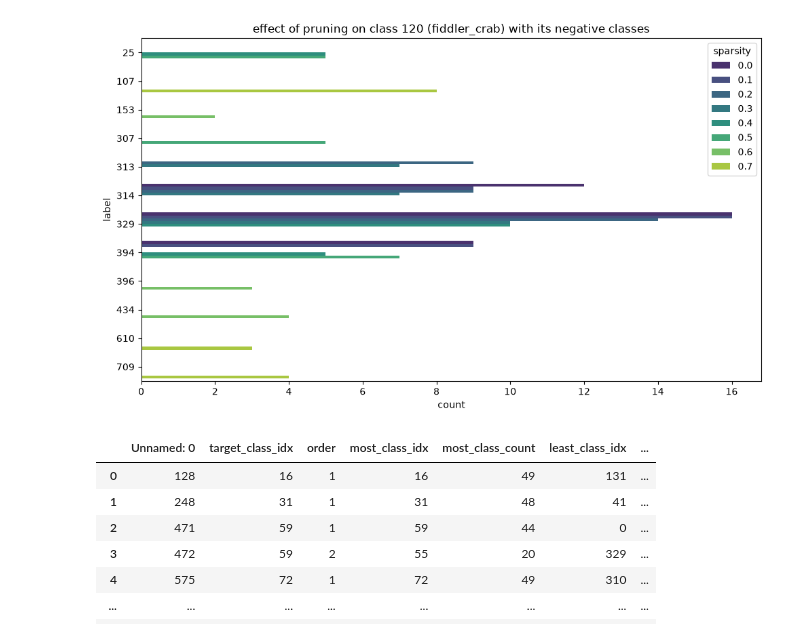
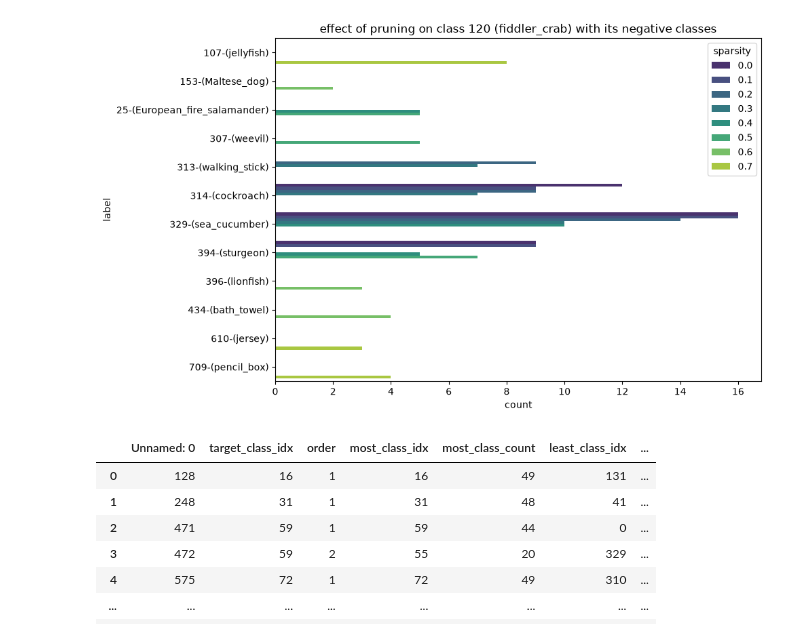
Before and after one commit to hamidb80/pruning-absent, a Jupyter notebook: experiments/tab.ipynb, the cells around one changed output. Drawn from its saved outputs; the diff is of its cells as text; code cells hidden in the pictures.

```diff
--- a/experiments/tab.ipynb
+++ b/experiments/tab.ipynb
@@ -31,7 +31,7 @@ for p in prunings:
         label_i = int(row["least_class_idx"])
         data.append({
            "sparsity": float(l),
-           "label":   ,
+           "label":   f"{label_i}-({labels[str(label_i)]})",
            "count":   int(row["least_class_count"]),
         })
 
@@ -41,7 +41,7 @@ for p in prunings:
 df = pd.DataFrame(data)
 
 df["sparsity"] = df["sparsity"].astype(float).round(2).astype(str)  # categorical hue
-df["label"]   = df["label"].astype(int).astype(str)
+df["label"]   = df["label"]
 df["count"]   = pd.to_numeric(df["count"], errors="coerce")
 df = df.dropna(subset=["sparsity", "label", "count"])
 
@@ -50,35 +50,35 @@ df = df.groupby(["sparsity", "label"], as_index=False)["count"].sum()
 
 # ------------------------------------------------------------------
 # 3. Consistent ordering
 # ------------------------------------------------------------------
-order    = sorted(df["label"].unique(),   key=int)    # numeric label order
+order    = sorted(df["label"].unique())    # numeric label order
 hue_order = sorted(df["sparsity"].unique(), key=float)  # numeric sparsity order
 
 # ------------------------------------------------------------------
 # 4. Plot
 # ------------------------------------------------------------------
 plt.figure(figsize=(10, max(4, 0.5 * len(order))))
 ax = sns.barplot(
    data=df,
    y="label",
    x="count",
    hue="sparsity",
    order=order,
    hue_order=hue_order,
    orient="h",
    estimator="sum",
    errorbar=None,
    palette="viridis",
 )
 ax.set(title=f"effect of pruning on class {target_class} ({labels[str(target_class)]}) with its negative classes")
 
 # ------------------------------------------------------------------
 # 5. Legend sanity check + styling
 # ------------------------------------------------------------------
 handles, labels = ax.get_legend_handles_labels()
 plt.tight_layout()
 # %% [output]
-[figure, old version]
+[figure, new version]
 # %%
 df = pd.read_csv(f'../results/negative-similarity/vit_b_16/confident-minmax-global-unstructured-L1-0.1.csv')
 df[(df['least_class_count'] > 20)]
```
